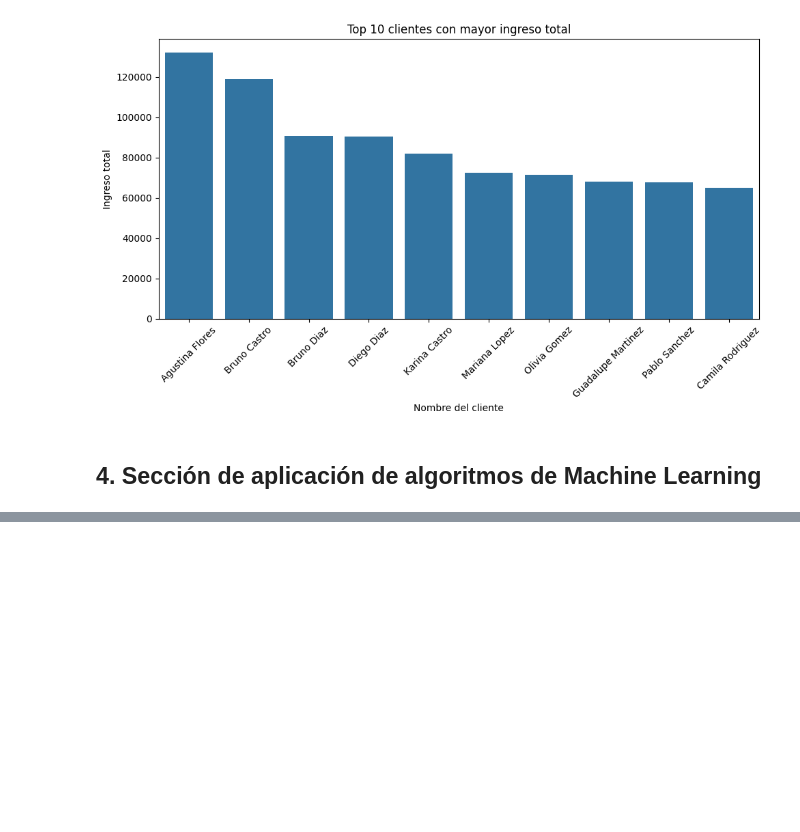
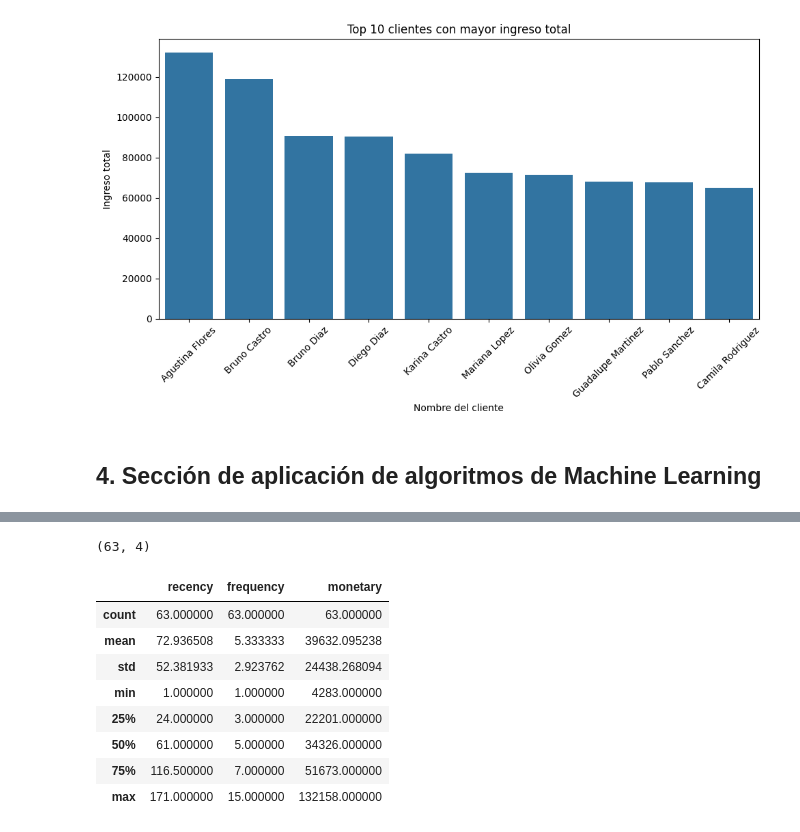
Before and after one commit to jperez-xcvi/guayerd_ia, a Jupyter notebook: aurelion.ipynb, the cells around one changed output, grey strips where cells are left out. Cells and saved outputs as stored; diff of their text form; code cells hidden in the pictures; blank space fills up the shorter version.

```diff
--- a/aurelion.ipynb
+++ b/aurelion.ipynb
@@ -451,3 +459,24 @@ plt.show()
 [figure]
 # %% [markdown]
 ## 4. Sección de aplicación de algoritmos de Machine Learning
+# %%
+# 4.1 Segmentación de clientes con KMeans (RFM)
+# Calcular RFM por cliente
+# Referencia de fecha: última fecha de venta en dataset
+# extracción de dataset sin outliers
+df_limpio = df_aurelion[~outliers].copy()
+
+reference_date = df_limpio['fecha_venta'].max() + pd.Timedelta(days=1)
+
+# Crear tabla RFM
+rfm = df_limpio.groupby('nombre_cliente').agg({
+    'fecha_venta': lambda x: (reference_date - x.max()).days,  # Recency (días desde última compra)
+    'nombre_cliente': 'count',  # Frequency (número de transacciones)
+    'importe': 'sum'  # Monetary (suma de importes)
+}).rename(columns={
+    'fecha_venta': 'recency',
+    'nombre_cliente': 'frequency',
+    'importe': 'monetary'
+}).reset_index()
+
+rfm.head()
@@ -453,0 +490,16 @@ plt.show()
+# %%
+rfm.shape
+# %% [output]
+(63, 4)
+# %%
+rfm.describe()
+# %% [output]
+|  | recency | frequency | monetary |
+| count | 63.000000 | 63.000000 | 63.000000 |
+| mean | 72.936508 | 5.333333 | 39632.095238 |
+| std | 52.381933 | 2.923762 | 24438.268094 |
+| min | 1.000000 | 1.000000 | 4283.000000 |
+| 25% | 24.000000 | 3.000000 | 22201.000000 |
+| 50% | 61.000000 | 5.000000 | 34326.000000 |
+| 75% | 116.500000 | 7.000000 | 51673.000000 |
+| max | 171.000000 | 15.000000 | 132158.000000 |
```
Also changed, not shown: parts of 7 cells of this notebook.
